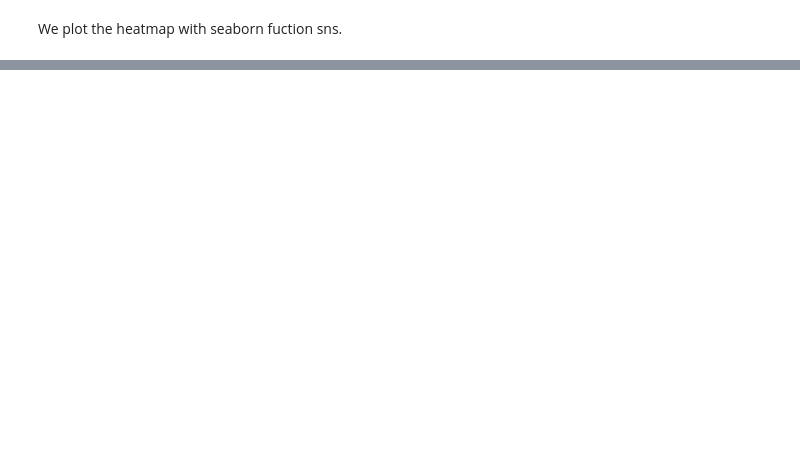
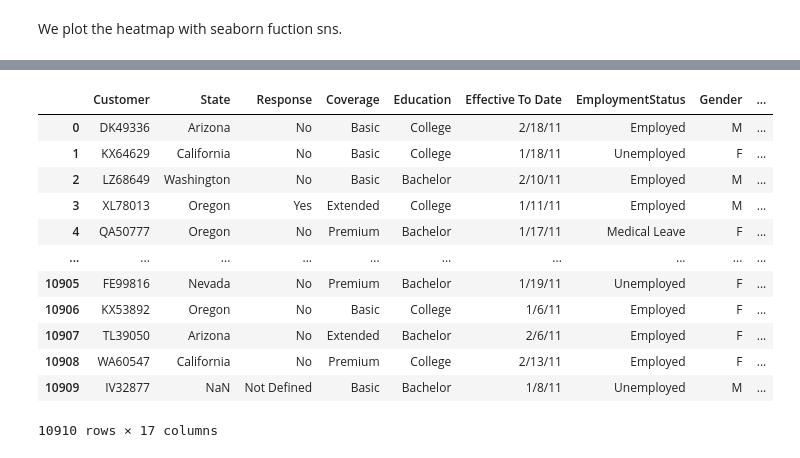
Before and after one commit to NHer0/IronEnrique, a Jupyter notebook: Customer_Analysis_Case_Study/Customer_Analysis_Case_Study.ipynb, the cells around one changed output, grey strips where cells are left out. Saved outputs shown, nothing was run; the diff lists cells and outputs as text; code cells hidden in the pictures; blank space fills up the shorter version.

```diff
--- a/Customer_Analysis_Case_Study/Customer_Analysis_Case_Study.ipynb
+++ b/Customer_Analysis_Case_Study/Customer_Analysis_Case_Study.ipynb
@@ -854,0 +956,17 @@ sns.heatmap(correlation_matrix,  # the data for the heatmap
+# %%
+ca_c_cat_df = ca_c_df.select_dtypes("object")
+ca_c_cat_df
+# %% [output]
+|  | Customer | State | Response | Coverage | Education | Effective To Date | EmploymentStatus | Gender | ... |
+| 0 | DK49336 | Arizona | No | Basic | College | 2/18/11 | Employed | M | ... |
+| 1 | KX64629 | California | No | Basic | College | 1/18/11 | Unemployed | F | ... |
+| 2 | LZ68649 | Washington | No | Basic | Bachelor | 2/10/11 | Employed | M | ... |
+| 3 | XL78013 | Oregon | Yes | Extended | College | 1/11/11 | Employed | M | ... |
+| 4 | QA50777 | Oregon | No | Premium | Bachelor | 1/17/11 | Medical Leave | F | ... |
+| ... | ... | ... | ... | ... | ... | ... | ... | ... | ... |
+| 10905 | FE99816 | Nevada | No | Premium | Bachelor | 1/19/11 | Unemployed | F | ... |
+| 10906 | KX53892 | Oregon | No | Basic | College | 1/6/11 | Employed | F | ... |
+| 10907 | TL39050 | Arizona | No | Extended | Bachelor | 2/6/11 | Employed | F | ... |
+| 10908 | WA60547 | California | No | Premium | College | 2/13/11 | Employed | F | ... |
+| 10909 | IV32877 | NaN | Not Defined | Basic | Bachelor | 1/8/11 | Unemployed | M | ... |
+10910 rows × 17 columns
```
Also changed, not shown: parts of 37 cells of this notebook.
